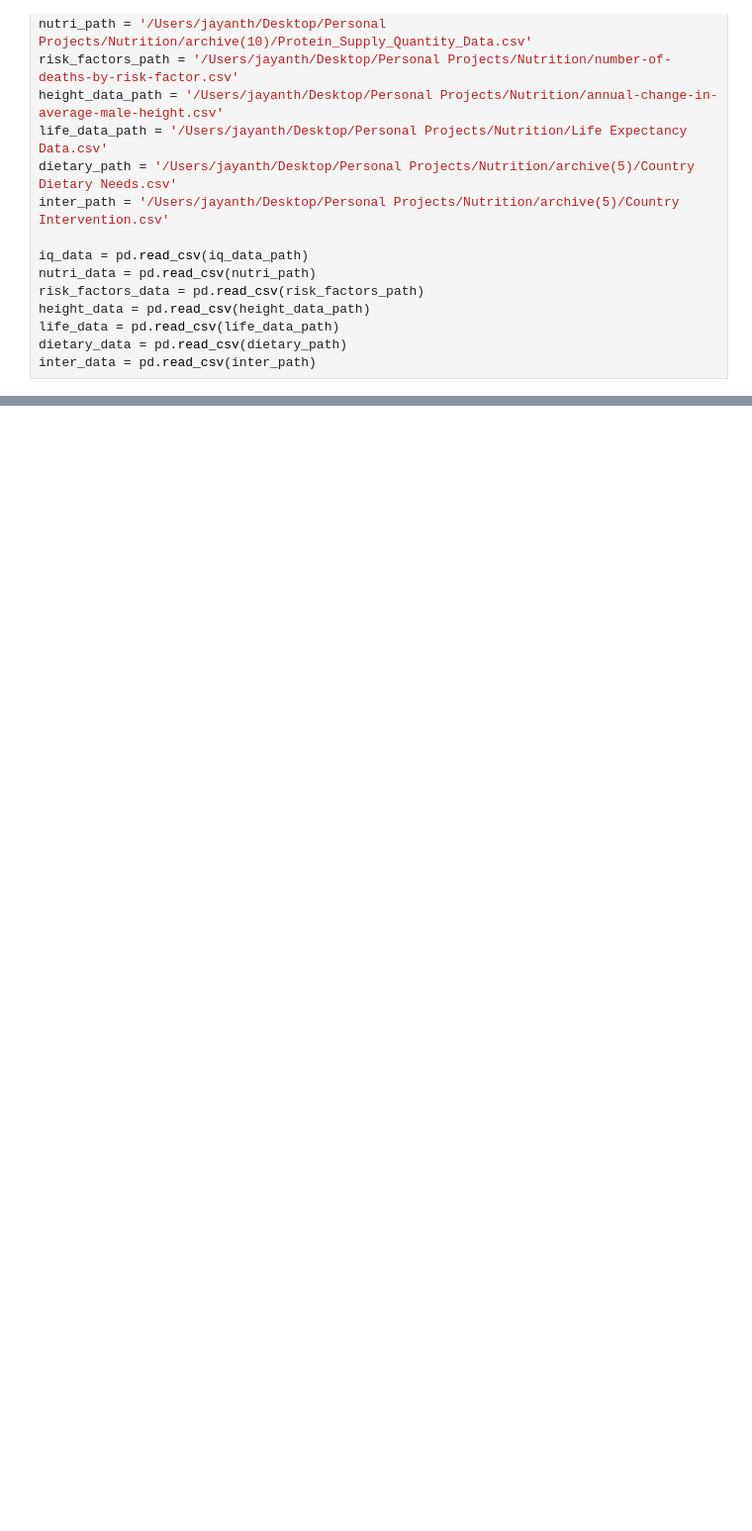
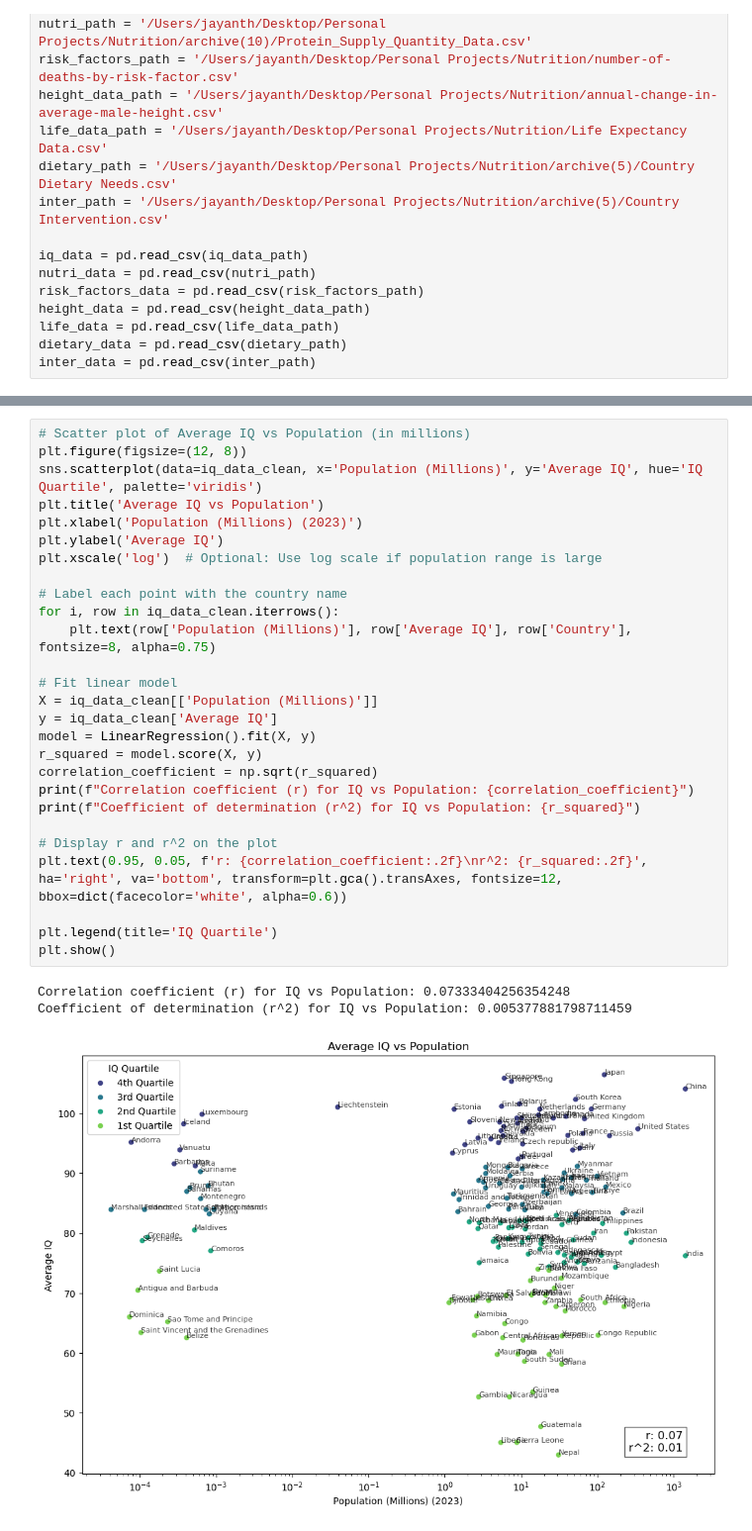
Before and after one commit to jayvenn21/epigenetics, a Jupyter notebook: epinote.ipynb, the cells around one changed output, grey strips where cells are left out. Shown at 99% size. Cells and saved outputs as stored; diff of their text form; blank space fills up the shorter version.

```diff
--- a/epinote.ipynb
+++ b/epinote.ipynb
@@ -27,0 +178,31 @@ inter_data = pd.read_csv(inter_path)
+# %%
+# Scatter plot of Average IQ vs Population (in millions)
+plt.figure(figsize=(12, 8))
+sns.scatterplot(data=iq_data_clean, x='Population (Millions)', y='Average IQ', hue='IQ Quartile', palette='viridis')
+plt.title('Average IQ vs Population')
+plt.xlabel('Population (Millions) (2023)')
+plt.ylabel('Average IQ')
+plt.xscale('log')  # Optional: Use log scale if population range is large
+
+# Label each point with the country name
+for i, row in iq_data_clean.iterrows():
+    plt.text(row['Population (Millions)'], row['Average IQ'], row['Country'], fontsize=8, alpha=0.75)
+
+# Fit linear model
+X = iq_data_clean[['Population (Millions)']]
+y = iq_data_clean['Average IQ']
+model = LinearRegression().fit(X, y)
+r_squared = model.score(X, y)
+correlation_coefficient = np.sqrt(r_squared)
+print(f"Correlation coefficient (r) for IQ vs Population: {correlation_coefficient}")
+print(f"Coefficient of determination (r^2) for IQ vs Population: {r_squared}")
+
+# Display r and r^2 on the plot
+plt.text(0.95, 0.05, f'r: {correlation_coefficient:.2f}\nr^2: {r_squared:.2f}', ha='right', va='bottom', transform=plt.gca().transAxes, fontsize=12, bbox=dict(facecolor='white', alpha=0.6))
+
+plt.legend(title='IQ Quartile')
+plt.show()
+# %% [output]
+Correlation coefficient (r) for IQ vs Population: 0.07333404256354248
+Coefficient of determination (r^2) for IQ vs Population: 0.005377881798711459
+[figure, added]
```
Also changed, not shown: parts of 28 cells of this notebook.
